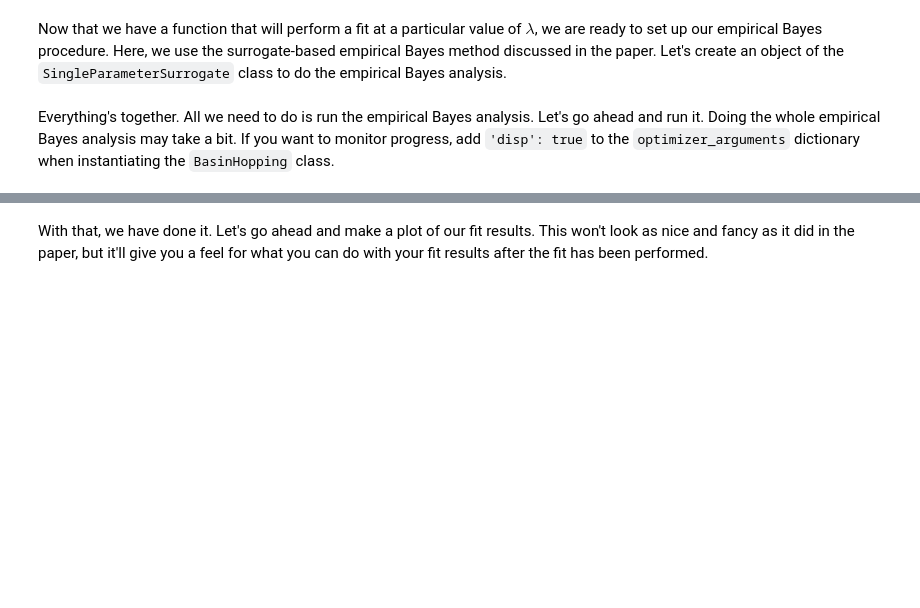
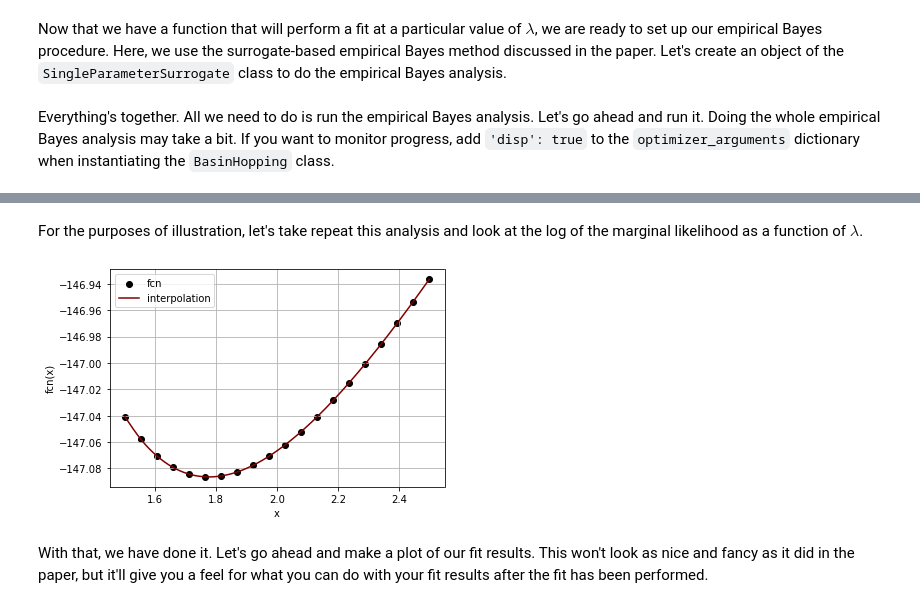
Before and after one commit to ctpeterson/SwissFit, a Jupyter notebook: examples/potts2_example.ipynb, the cells around one changed output, grey strips where cells are left out. Saved outputs shown, nothing was run; the diff lists cells and outputs as text; code cells hidden in the pictures; blank space fills up the shorter version.

```diff
--- a/examples/potts2_example.ipynb
+++ b/examples/potts2_example.ipynb
@@ -182,6 +182,12 @@ Parameters*:
 *Laplace approximation
 
 Tc, nu: 0.881363(15), 0.9995(27)
+# %% [markdown]
+For the purposes of illustration, let's take repeat this analysis and look at the log of the marginal likelihood as a function of $\lambda$.
+# %%
+emp_bayes_fit.visualize_sample_points()
+# %% [output]
+[figure, added]
 # %% [markdown]
 With that, we have done it. Let's go ahead and make a plot of our fit results. This won't look as nice and fancy as it did in the paper, but it'll give you a feel for what you can do with your fit results after the fit has been performed.
 # %%
```
Also changed, not shown: parts of 4 cells of this notebook, 25 other files.
